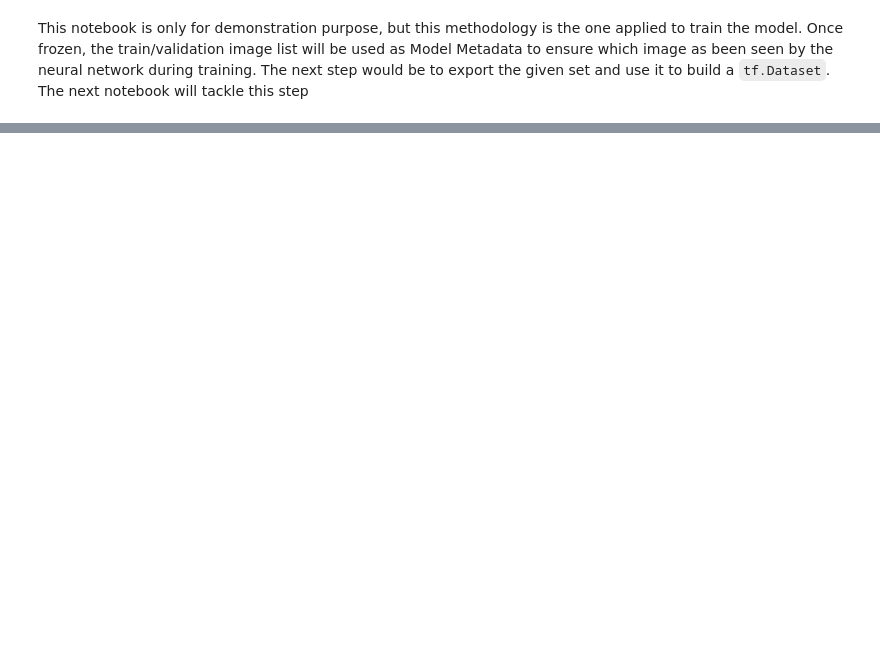
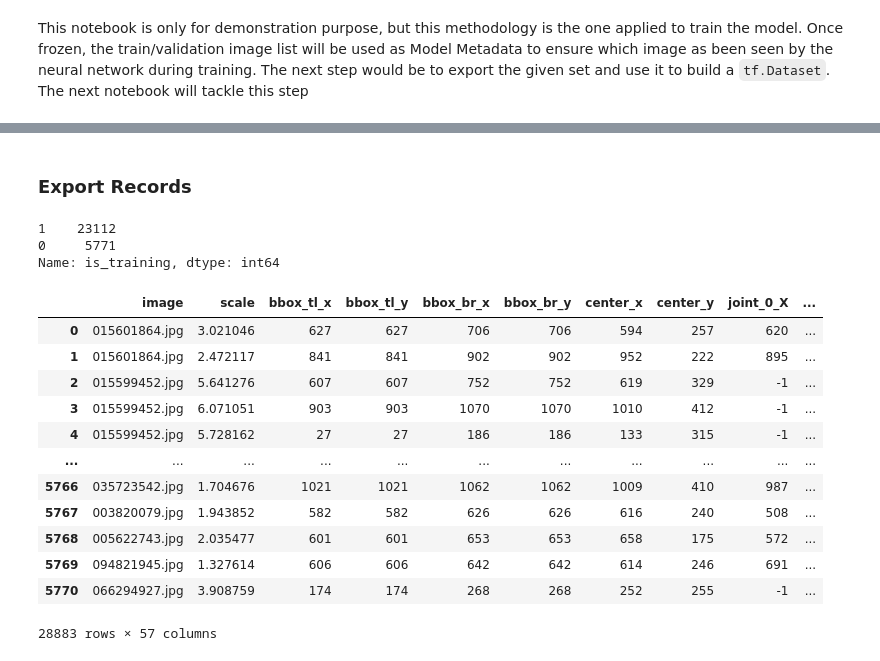
Before and after one commit to wbenbihi/hourglasstensorflow, a Jupyter notebook: notebooks/02 - Prepare Data.ipynb, the cells around one changed output, grey strips where cells are left out. Saved outputs shown, nothing was run; the diff lists cells and outputs as text; code cells hidden in the pictures; blank space fills up the shorter version.

Commit message:
[ADD][DOC] Export data in notebook 02

```diff
--- a/notebooks/02 - Prepare Data.ipynb
+++ b/notebooks/02 - Prepare Data.ipynb
@@ -386,7 +386,7 @@ headers = [
 ]
 # Visualize as DataFrame
 train_df = pd.DataFrame.from_records(train_array, columns=headers)
-validation_df = pd.DataFrame.from_records(train_array, columns=headers)
+validation_df = pd.DataFrame.from_records(validation_array, columns=headers)
 # %%
 def sanitize_dataset(df: pd.DataFrame):
     # Convert Coordinates as Int and fill NaN values with -1
@@ -443,2 +443,31 @@ Data columns (total 56 columns):
 dtypes: float64(1), int64(54), object(1)
 memory usage: 9.9+ MB
+# %% [markdown]
+### Export Records
+# %%
+sanitize_train_df['is_training'] = 1
+sanitize_validation_df['is_training'] = 0
+export_df = pd.concat(
+    [sanitize_train_df, sanitize_validation_df]
+)
+print(export_df.is_training.value_counts())
+export_df.to_csv(os.path.join(ROOT_FOLDER, "data", "labels.csv"), index=False)
+export_df.to_json(os.path.join(ROOT_FOLDER, "data", "labels.json"), orient='records')
+export_df
+# %% [output]
+1    23112
+0     5771
+Name: is_training, dtype: int64
+|  | image | scale | bbox_tl_x | bbox_tl_y | bbox_br_x | bbox_br_y | center_x | center_y | joint_0_X | ... |
+| 0 | 015601864.jpg | 3.021046 | 627 | 627 | 706 | 706 | 594 | 257 | 620 | ... |
+| 1 | 015601864.jpg | 2.472117 | 841 | 841 | 902 | 902 | 952 | 222 | 895 | ... |
+| 2 | 015599452.jpg | 5.641276 | 607 | 607 | 752 | 752 | 619 | 329 | -1 | ... |
+| 3 | 015599452.jpg | 6.071051 | 903 | 903 | 1070 | 1070 | 1010 | 412 | -1 | ... |
+| 4 | 015599452.jpg | 5.728162 | 27 | 27 | 186 | 186 | 133 | 315 | -1 | ... |
+| ... | ... | ... | ... | ... | ... | ... | ... | ... | ... | ... |
+| 5766 | 035723542.jpg | 1.704676 | 1021 | 1021 | 1062 | 1062 | 1009 | 410 | 987 | ... |
+| 5767 | 003820079.jpg | 1.943852 | 582 | 582 | 626 | 626 | 616 | 240 | 508 | ... |
+| 5768 | 005622743.jpg | 2.035477 | 601 | 601 | 653 | 653 | 658 | 175 | 572 | ... |
+| 5769 | 094821945.jpg | 1.327614 | 606 | 606 | 642 | 642 | 614 | 246 | 691 | ... |
+| 5770 | 066294927.jpg | 3.908759 | 174 | 174 | 268 | 268 | 252 | 255 | -1 | ... |
+28883 rows × 57 columns
```
Also changed, not shown: parts of 3 cells of this notebook.
